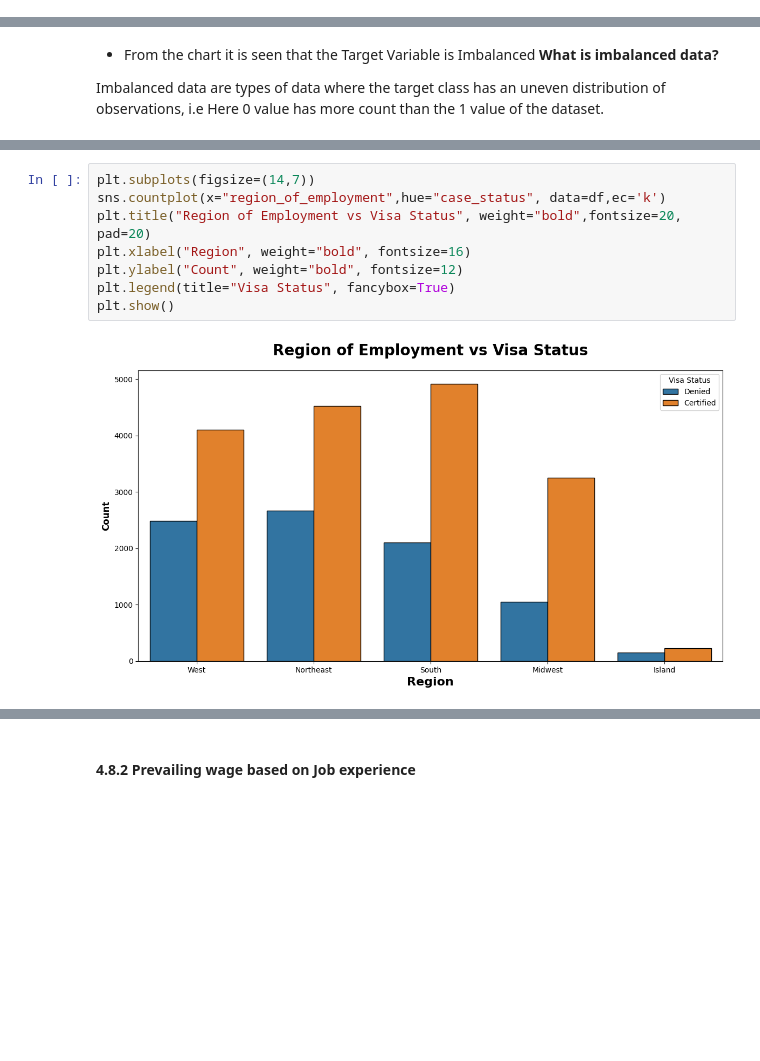
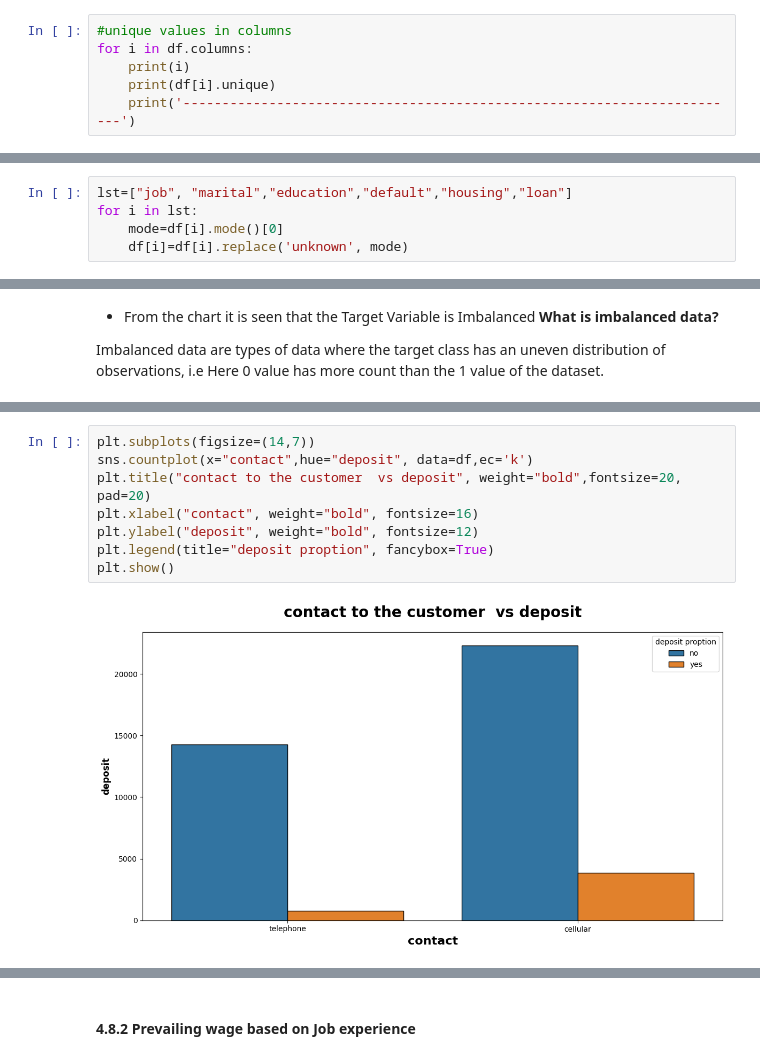
Before and after one commit to girishikhe/Long-term-deposit-prediction, a Jupyter notebook: notebook/long_term_deposit_EDA.ipynb, the cells around one changed output, grey strips where cells are left out. Cells and saved outputs as stored; diff of their text form; blank space fills up the shorter version.

```diff
--- a/notebook/long_term_deposit_EDA.ipynb
+++ b/notebook/long_term_deposit_EDA.ipynb
@@ -303,3 +303,9 @@ Previous Outcome of Campaign (poutcome):
 "Nonexistent" dominates, meaning most individuals were not part of any prior campaign.
 Subscription (y):
 "No" dominates this column, as most individuals did not subscribe to the term deposit.
+# %%
+#unique values in columns
+for i in df.columns:
+    print(i)
+    print(df[i].unique)
+    print('------------------------------------------------------------------------')
@@ -305,0 +330,5 @@ Subscription (y):
+# %%
+lst=["job", "marital","education","default","housing","loan"]
+for i in lst:
+    mode=df[i].mode()[0]
+    df[i]=df[i].replace('unknown', mode)
@@ -750,13 +846,13 @@ plt.show()
 # %%
 plt.subplots(figsize=(14,7))
-sns.countplot(x="region_of_employment",hue="case_status", data=df,ec='k')
-plt.title("Region of Employment vs Visa Status", weight="bold",fontsize=20, pad=20)
-plt.xlabel("Region", weight="bold", fontsize=16)
-plt.ylabel("Count", weight="bold", fontsize=12)
-plt.legend(title="Visa Status", fancybox=True)
+sns.countplot(x="contact",hue="deposit", data=df,ec='k')
+plt.title("contact to the customer  vs deposit", weight="bold",fontsize=20, pad=20)
+plt.xlabel("contact", weight="bold", fontsize=16)
+plt.ylabel("deposit", weight="bold", fontsize=12)
+plt.legend(title="deposit proption", fancybox=True)
 plt.show()
 # %% [output]
-[figure, old version]
+[figure, new version]
 # %%
 plt.figure(figsize=[14,7])
 
```
Also changed, not shown: parts of 66 cells of this notebook.
